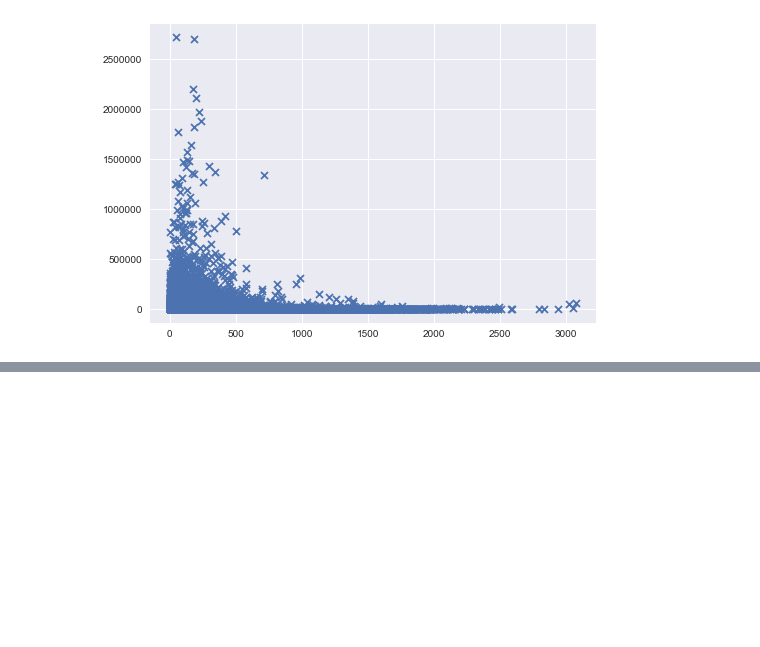
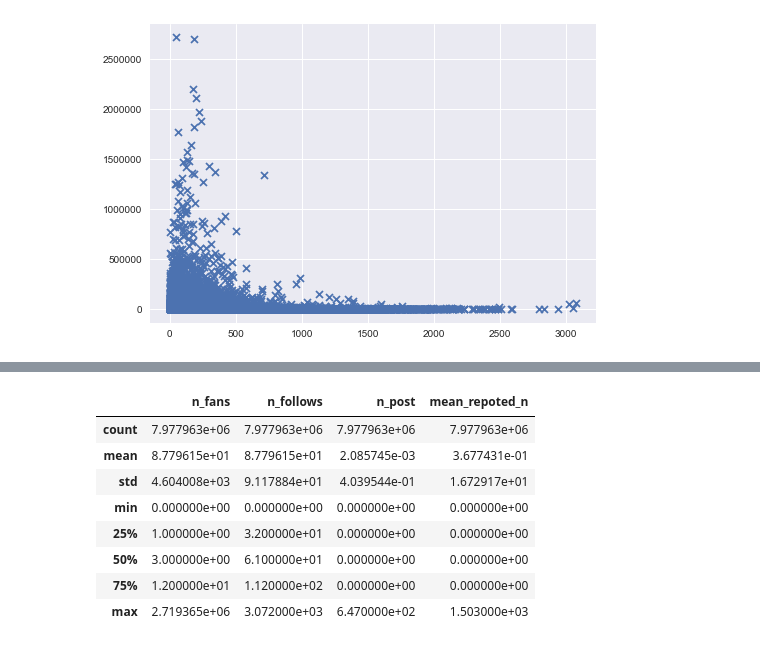
Before and after one commit to eguilg/weibo, a Jupyter notebook: user_features.ipynb, the cells around one changed output, grey strips where cells are left out. Cells and saved outputs as stored; diff of their text form; code cells hidden in the pictures; blank space fills up the shorter version.

```diff
--- a/user_features.ipynb
+++ b/user_features.ipynb
@@ -107,0 +133,4 @@ plt.scatter(user_info.n_follows,user_info.n_fans,marker = 'x')
+# %%
+post_user, n_post = np.unique(origin.author_id,return_counts=True)
+print(post_user.shape[0])
+n_post = pd.DataFrame(n_post,index=post_user,columns=['n_post'])
@@ -107,0 +142,4 @@ plt.scatter(user_info.n_follows,user_info.n_fans,marker = 'x')
+# %%
+def mean_repo(user,origin):
+    user['mean_repoted_n'] = origin.repo_num_1w[origin.author_id==user.name].sum()/user.n_post
+    return user
@@ -107,0 +159,13 @@ plt.scatter(user_info.n_follows,user_info.n_fans,marker = 'x')
+# %%
+tt = user_info.join(post_info,how='outer').fillna(0,axis=1)
+tt.describe()
+# %% [output]
+|  | n_fans | n_follows | n_post | mean_repoted_n |
+| count | 7.977963e+06 | 7.977963e+06 | 7.977963e+06 | 7.977963e+06 |
+| mean | 8.779615e+01 | 8.779615e+01 | 2.085745e-03 | 3.677431e-01 |
+| std | 4.604008e+03 | 9.117884e+01 | 4.039544e-01 | 1.672917e+01 |
+| min | 0.000000e+00 | 0.000000e+00 | 0.000000e+00 | 0.000000e+00 |
+| 25% | 1.000000e+00 | 3.200000e+01 | 0.000000e+00 | 0.000000e+00 |
+| 50% | 3.000000e+00 | 6.100000e+01 | 0.000000e+00 | 0.000000e+00 |
+| 75% | 1.200000e+01 | 1.120000e+02 | 0.000000e+00 | 0.000000e+00 |
+| max | 2.719365e+06 | 3.072000e+03 | 6.470000e+02 | 1.503000e+03 |
```
Also changed, not shown: parts of 15 cells of this notebook, 2 other files.
